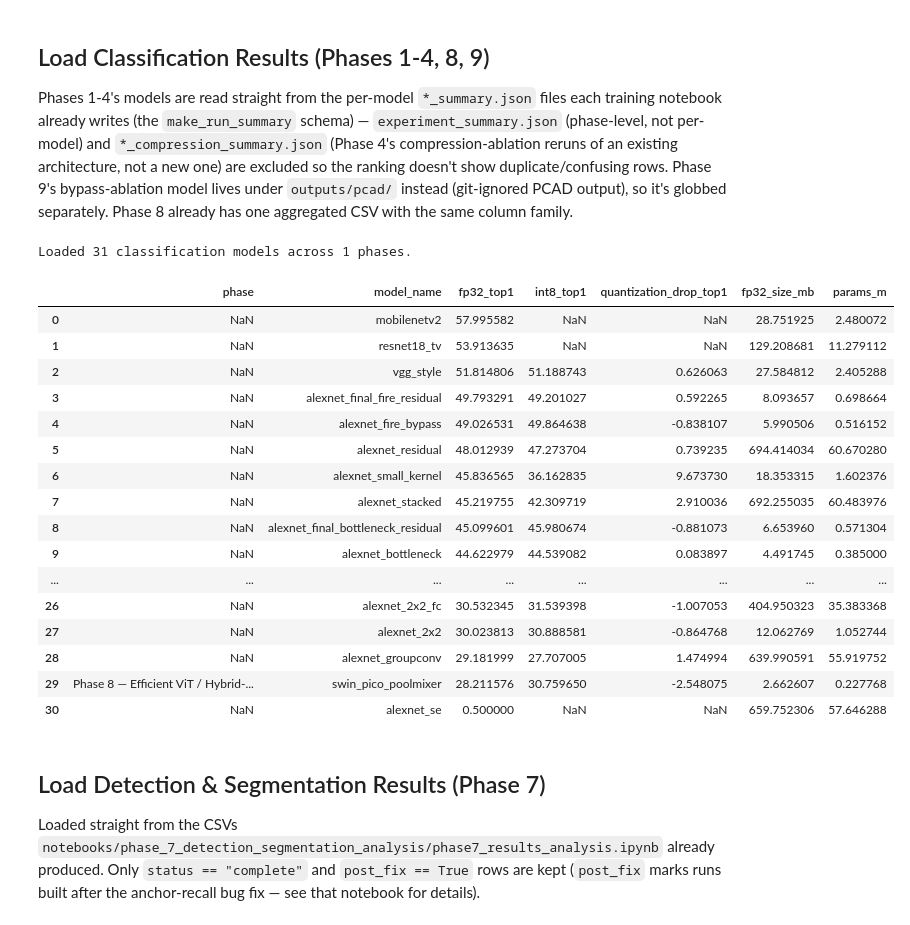
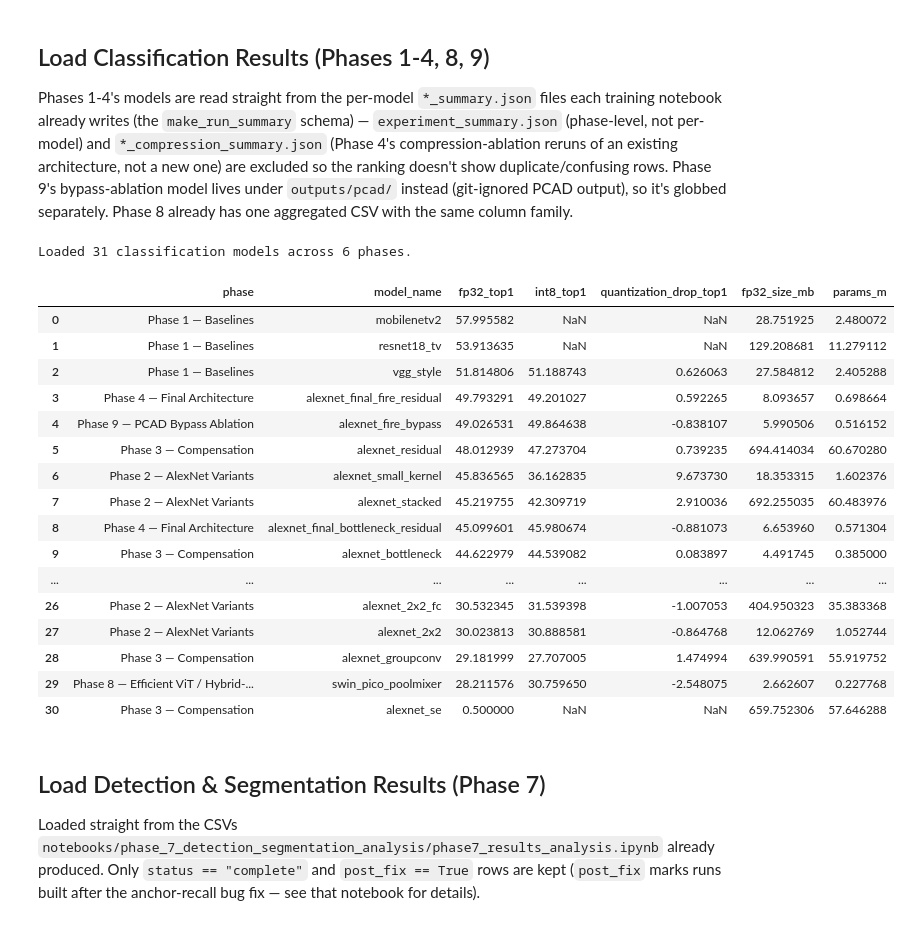
Before and after one commit to RafaelSdeS/dnn_study, a Jupyter notebook: notebooks/phase_10_final_summary/final_summary.ipynb, the cells around one changed output. Cells and saved outputs as stored; diff of their text form; code cells hidden in the pictures.

```diff
--- a/notebooks/phase_10_final_summary/final_summary.ipynb
+++ b/notebooks/phase_10_final_summary/final_summary.ipynb
@@ -65,7 +65,7 @@ rows. Phase 9's bypass-ablation model lives under `outputs/pcad/` instead (git-i
 output), so it's globbed separately. Phase 8 already has one aggregated CSV with the same column
 family.
 # %%
-def load_summary_jsons(root: Path) -> pd.DataFrame:
+def load_summary_jsons(root: Path, phase_label: str) -> pd.DataFrame:
     """Every *_summary.json under root, excluding phase-level / compression-ablation ones."""
     rows = []
     if not root.exists():
@@ -78,70 +78,72 @@ def load_summary_jsons(root: Path) -> pd.DataFrame:
         except Exception as e:
             print(f"[skip] {path}: {e}")
     df = pd.DataFrame(rows)
-    if not df.empty and "model_name" in df.columns and "epochs" in df.columns:
+    if df.empty:
+        return df
+    df["phase"] = phase_label  # make_run_summary doesn't record this itself -- tag it from the source dir
+    if "model_name" in df.columns and "epochs" in df.columns:
         # Keep the most-trained (highest-epoch) run per model_name in case of reruns.
         df = df.sort_values("epochs").drop_duplicates(subset="model_name", keep="last").reset_index(drop=True)
     return df
 
 
-CLASSIFICATION_PHASE_DIRS = [
-    RESULTS_ROOT / "phase_1_baseline_training",
-    RESULTS_ROOT / "phase_2_kernel_restriction_training",
-    RESULTS_ROOT / "phase_3_compensation_and_hybrids_training",
-    RESULTS_ROOT / "phase_4_compression_and_final_architecture_training",
-]
-PHASE9_DIR = PROJECT_ROOT / "outputs" / "pcad" / "phase_9_bypass_ablation"
+PHASE_DIRS = {
+    "Phase 1 — Baselines": RESULTS_ROOT / "phase_1_baseline_training",
+    "Phase 2 — AlexNet Variants": RESULTS_ROOT / "phase_2_kernel_restriction_training",
+    "Phase 3 — Compensation": RESULTS_ROOT / "phase_3_compensation_and_hybrids_training",
+    "Phase 4 — Final Architecture": RESULTS_ROOT / "phase_4_compression_and_final_architecture_training",
+    "Phase 9 — PCAD Bypass Ablation": PROJECT_ROOT / "outputs" / "pcad" / "phase_9_bypass_ablation",
+}
 PHASE8_CSV = RESULTS_ROOT / "phase_8_efficient_vit_hybrid_attention_analysis" / "phase8_comparison.csv"
 
-frames = [load_summary_jsons(d) for d in CLASSIFICATION_PHASE_DIRS]
-frames.append(load_summary_jsons(PHASE9_DIR))
+frames = [load_summary_jsons(d, label) for label, d in PHASE_DIRS.items()]
 
 if PHASE8_CSV.exists():
     df_phase8 = pd.read_csv(PHASE8_CSV)
     if "phase" not in df_phase8.columns:
         df_phase8["phase"] = "Phase 8 — Efficient ViT / Hybrid-Attention"
     frames.append(df_phase8)
 else:
     print(f"[skip] {PHASE8_CSV} not found")
 
 SHARED_COLS = [
     "phase", "model_name", "fp32_top1", "fp32_top5", "int8_top1", "int8_top5",
     "quantization_drop_top1", "fp32_size_mb", "int8_size_mb", "params_m", "macs",
     "fp32_latency_ms_per_image", "fp32_throughput_img_per_s",
     "param_efficiency_top1_per_m", "total_training_time_s",
     "avg_epoch_time_s", "peak_gpu_mem_mb",  # computed by make_run_summary but unused until now
 ]
 frames = [f for f in frames if not f.empty]
 df_all_classification = pd.concat(
     [f[[c for c in SHARED_COLS if c in f.columns]] for f in frames],
     ignore_index=True,
 ) if frames else pd.DataFrame(columns=SHARED_COLS)
 df_all_classification = df_all_classification.drop_duplicates(subset="model_name", keep="last").reset_index(drop=True)
 
 PHASE_ORDER = sorted(df_all_classification["phase"].dropna().unique().tolist()) if not df_all_classification.empty else []
 
 print(f"Loaded {len(df_all_classification)} classification models across {len(PHASE_ORDER)} phases.")
 display(df_all_classification[["phase", "model_name", "fp32_top1", "int8_top1", "quantization_drop_top1",
                                 "fp32_size_mb", "params_m"]].sort_values("fp32_top1", ascending=False).reset_index(drop=True))
 # %% [output]
-Loaded 31 classification models across 1 phases.
+Loaded 31 classification models across 6 phases.
 |  | phase | model_name | fp32_top1 | int8_top1 | quantization_drop_top1 | fp32_size_mb | params_m |
-| 0 | NaN | mobilenetv2 | 57.995582 | NaN | NaN | 28.751925 | 2.480072 |
-| 1 | NaN | resnet18_tv | 53.913635 | NaN | NaN | 129.208681 | 11.279112 |
-| 2 | NaN | vgg_style | 51.814806 | 51.188743 | 0.626063 | 27.584812 | 2.405288 |
-| 3 | NaN | alexnet_final_fire_residual | 49.793291 | 49.201027 | 0.592265 | 8.093657 | 0.698664 |
-| 4 | NaN | alexnet_fire_bypass | 49.026531 | 49.864638 | -0.838107 | 5.990506 | 0.516152 |
-| 5 | NaN | alexnet_residual | 48.012939 | 47.273704 | 0.739235 | 694.414034 | 60.670280 |
-| 6 | NaN | alexnet_small_kernel | 45.836565 | 36.162835 | 9.673730 | 18.353315 | 1.602376 |
-| 7 | NaN | alexnet_stacked | 45.219755 | 42.309719 | 2.910036 | 692.255035 | 60.483976 |
-| 8 | NaN | alexnet_final_bottleneck_residual | 45.099601 | 45.980674 | -0.881073 | 6.653960 | 0.571304 |
-| 9 | NaN | alexnet_bottleneck | 44.622979 | 44.539082 | 0.083897 | 4.491745 | 0.385000 |
+| 0 | Phase 1 — Baselines | mobilenetv2 | 57.995582 | NaN | NaN | 28.751925 | 2.480072 |
+| 1 | Phase 1 — Baselines | resnet18_tv | 53.913635 | NaN | NaN | 129.208681 | 11.279112 |
+| 2 | Phase 1 — Baselines | vgg_style | 51.814806 | 51.188743 | 0.626063 | 27.584812 | 2.405288 |
+| 3 | Phase 4 — Final Architecture | alexnet_final_fire_residual | 49.793291 | 49.201027 | 0.592265 | 8.093657 | 0.698664 |
+| 4 | Phase 9 — PCAD Bypass Ablation | alexnet_fire_bypass | 49.026531 | 49.864638 | -0.838107 | 5.990506 | 0.516152 |
+| 5 | Phase 3 — Compensation | alexnet_residual | 48.012939 | 47.273704 | 0.739235 | 694.414034 | 60.670280 |
+| 6 | Phase 2 — AlexNet Variants | alexnet_small_kernel | 45.836565 | 36.162835 | 9.673730 | 18.353315 | 1.602376 |
+| 7 | Phase 2 — AlexNet Variants | alexnet_stacked | 45.219755 | 42.309719 | 2.910036 | 692.255035 | 60.483976 |
+| 8 | Phase 4 — Final Architecture | alexnet_final_bottleneck_residual | 45.099601 | 45.980674 | -0.881073 | 6.653960 | 0.571304 |
+| 9 | Phase 3 — Compensation | alexnet_bottleneck | 44.622979 | 44.539082 | 0.083897 | 4.491745 | 0.385000 |
 | ... | ... | ... | ... | ... | ... | ... | ... |
-| 26 | NaN | alexnet_2x2_fc | 30.532345 | 31.539398 | -1.007053 | 404.950323 | 35.383368 |
-| 27 | NaN | alexnet_2x2 | 30.023813 | 30.888581 | -0.864768 | 12.062769 | 1.052744 |
-| 28 | NaN | alexnet_groupconv | 29.181999 | 27.707005 | 1.474994 | 639.990591 | 55.919752 |
+| 26 | Phase 2 — AlexNet Variants | alexnet_2x2_fc | 30.532345 | 31.539398 | -1.007053 | 404.950323 | 35.383368 |
+| 27 | Phase 2 — AlexNet Variants | alexnet_2x2 | 30.023813 | 30.888581 | -0.864768 | 12.062769 | 1.052744 |
+| 28 | Phase 3 — Compensation | alexnet_groupconv | 29.181999 | 27.707005 | 1.474994 | 639.990591 | 55.919752 |
 | 29 | Phase 8 — Efficient ViT / Hybrid-... | swin_pico_poolmixer | 28.211576 | 30.759650 | -2.548075 | 2.662607 | 0.227768 |
-| 30 | NaN | alexnet_se | 0.500000 | NaN | NaN | 659.752306 | 57.646288 |
+| 30 | Phase 3 — Compensation | alexnet_se | 0.500000 | NaN | NaN | 659.752306 | 57.646288 |
 # %% [markdown]
 ## Load Detection & Segmentation Results (Phase 7)
 
```
Also changed, not shown: parts of 6 cells of this notebook, 6 other files.
